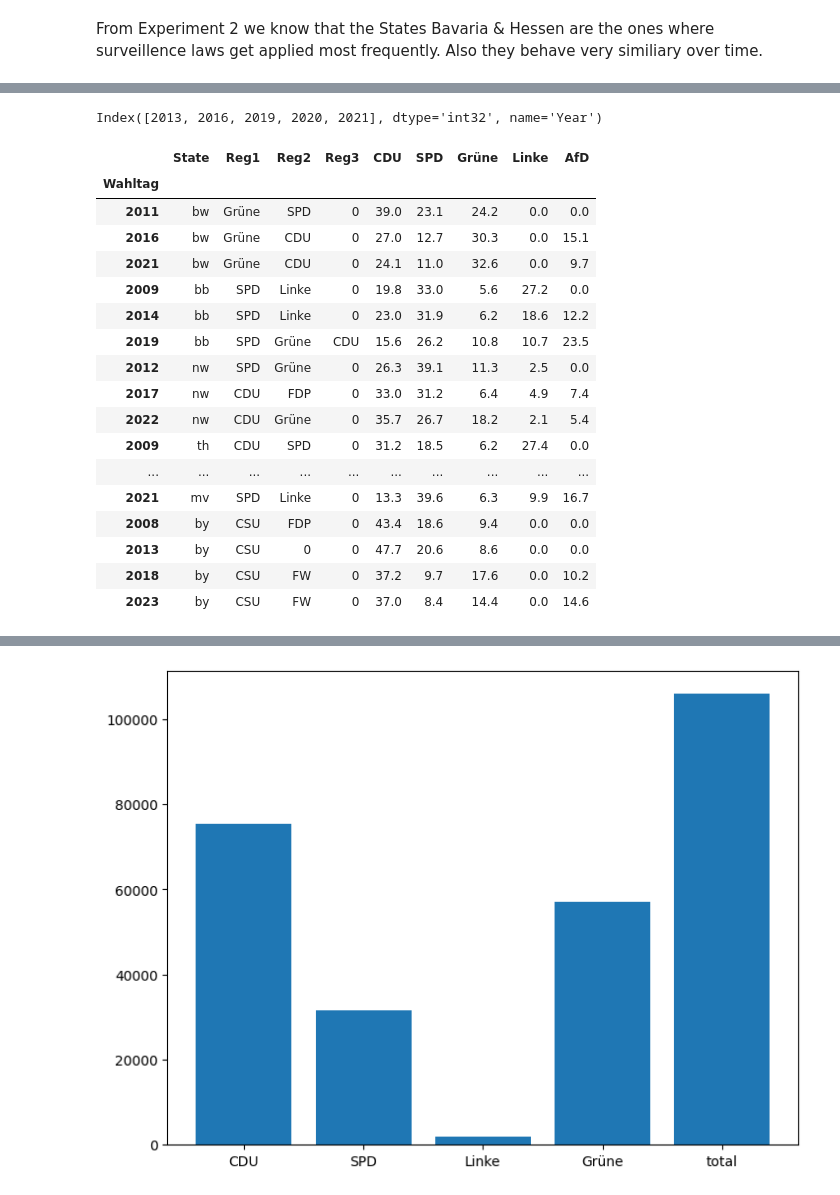
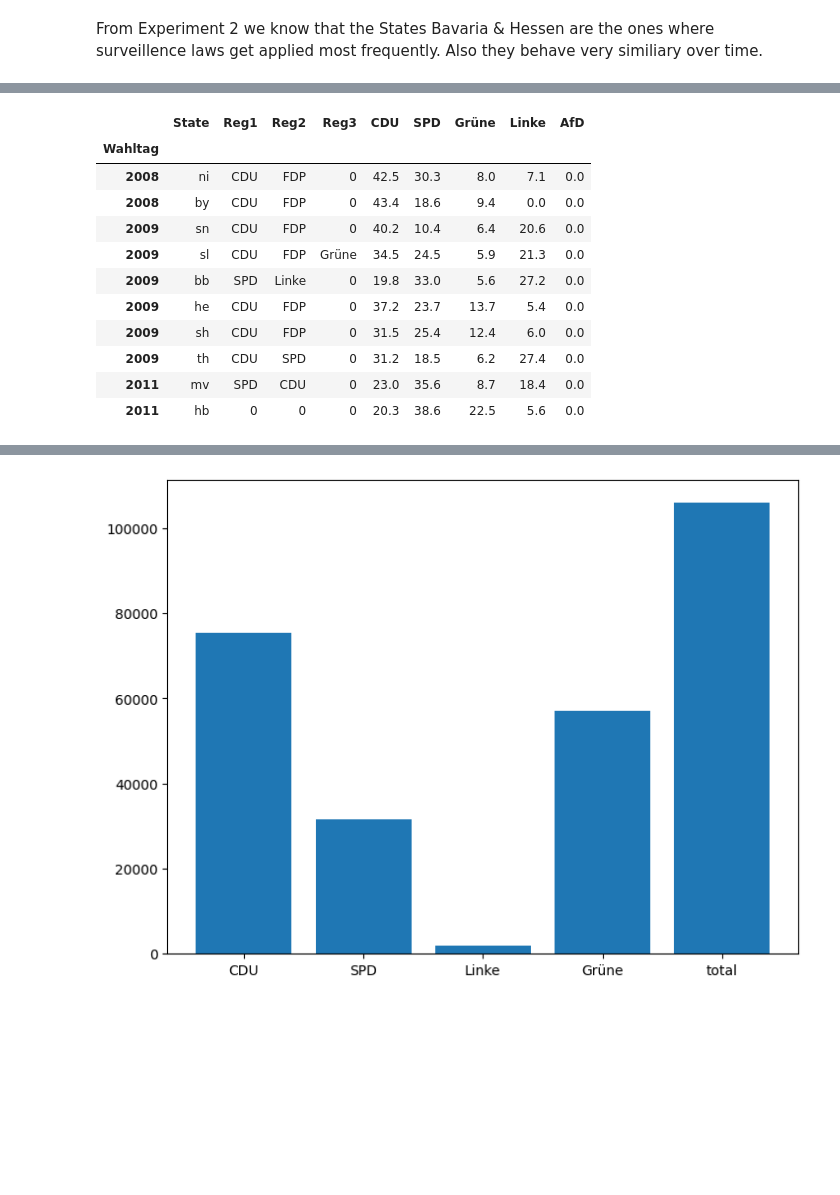
Before and after one commit to JakobUnterholzner/DataLiteracy, a Jupyter notebook: exp/exp_JU_03_PoliticalPartiesAndSurveillance.ipynb, the cells around one changed output, grey strips where cells are left out. Saved outputs shown, nothing was run; the diff lists cells and outputs as text; code cells hidden in the pictures; blank space fills up the shorter version.

```diff
--- a/exp/exp_JU_03_PoliticalPartiesAndSurveillance.ipynb
+++ b/exp/exp_JU_03_PoliticalPartiesAndSurveillance.ipynb
@@ -205,3 +127,5 @@ for partner in partnerships:
 #also add CSU and CDU
 government['CDU'] += government['CSU']
 government = government.drop('CSU', axis=1)
+government.replace('CSU', 'CDU', inplace=True)
+government.head(10)
@@ -286,30 +183,22 @@ data
-# %%
-data.index
-# %% [output]
-Index([2013, 2016, 2019, 2020, 2021], dtype='int32', name='Year')
 # %%
+#we only want to analyze the most important parties for now
 government = government[['Wahltag', 'State', 'Reg1', 'Reg2', 'Reg3','CDU', 'SPD', 'Grüne', 'Linke', 'AfD']]
 government.loc[:, 'Wahltag'] = pd.to_datetime(government['Wahltag'], format='%d.%m.%Y').dt.year
 
 government.set_index('Wahltag', inplace=True)
-government
+government.sort_index(inplace=True)
+government.head(10)
 # %% [output]
 |  | State | Reg1 | Reg2 | Reg3 | CDU | SPD | Grüne | Linke | AfD |
 | Wahltag |  |  |  |  |  |  |  |  |  |
-| 2011 | bw | Grüne | SPD | 0 | 39.0 | 23.1 | 24.2 | 0.0 | 0.0 |
-| 2016 | bw | Grüne | CDU | 0 | 27.0 | 12.7 | 30.3 | 0.0 | 15.1 |
-| 2021 | bw | Grüne | CDU | 0 | 24.1 | 11.0 | 32.6 | 0.0 | 9.7 |
+| 2008 | ni | CDU | FDP | 0 | 42.5 | 30.3 | 8.0 | 7.1 | 0.0 |
+| 2008 | by | CDU | FDP | 0 | 43.4 | 18.6 | 9.4 | 0.0 | 0.0 |
+| 2009 | sn | CDU | FDP | 0 | 40.2 | 10.4 | 6.4 | 20.6 | 0.0 |
+| 2009 | sl | CDU | FDP | Grüne | 34.5 | 24.5 | 5.9 | 21.3 | 0.0 |
 | 2009 | bb | SPD | Linke | 0 | 19.8 | 33.0 | 5.6 | 27.2 | 0.0 |
-| 2014 | bb | SPD | Linke | 0 | 23.0 | 31.9 | 6.2 | 18.6 | 12.2 |
-| 2019 | bb | SPD | Grüne | CDU | 15.6 | 26.2 | 10.8 | 10.7 | 23.5 |
-| 2012 | nw | SPD | Grüne | 0 | 26.3 | 39.1 | 11.3 | 2.5 | 0.0 |
-| 2017 | nw | CDU | FDP | 0 | 33.0 | 31.2 | 6.4 | 4.9 | 7.4 |
-| 2022 | nw | CDU | Grüne | 0 | 35.7 | 26.7 | 18.2 | 2.1 | 5.4 |
+| 2009 | he | CDU | FDP | 0 | 37.2 | 23.7 | 13.7 | 5.4 | 0.0 |
+| 2009 | sh | CDU | FDP | 0 | 31.5 | 25.4 | 12.4 | 6.0 | 0.0 |
 | 2009 | th | CDU | SPD | 0 | 31.2 | 18.5 | 6.2 | 27.4 | 0.0 |
-| ... | ... | ... | ... | ... | ... | ... | ... | ... | ... |
-| 2021 | mv | SPD | Linke | 0 | 13.3 | 39.6 | 6.3 | 9.9 | 16.7 |
-| 2008 | by | CSU | FDP | 0 | 43.4 | 18.6 | 9.4 | 0.0 | 0.0 |
-| 2013 | by | CSU | 0 | 0 | 47.7 | 20.6 | 8.6 | 0.0 | 0.0 |
-| 2018 | by | CSU | FW | 0 | 37.2 | 9.7 | 17.6 | 0.0 | 10.2 |
-| 2023 | by | CSU | FW | 0 | 37.0 | 8.4 | 14.4 | 0.0 | 14.6 |
+| 2011 | mv | SPD | CDU | 0 | 23.0 | 35.6 | 8.7 | 18.4 | 0.0 |
+| 2011 | hb | 0 | 0 | 0 | 20.3 | 38.6 | 22.5 | 5.6 | 0.0 |
 # %%
```
Also changed, not shown: parts of 29 cells of this notebook.
